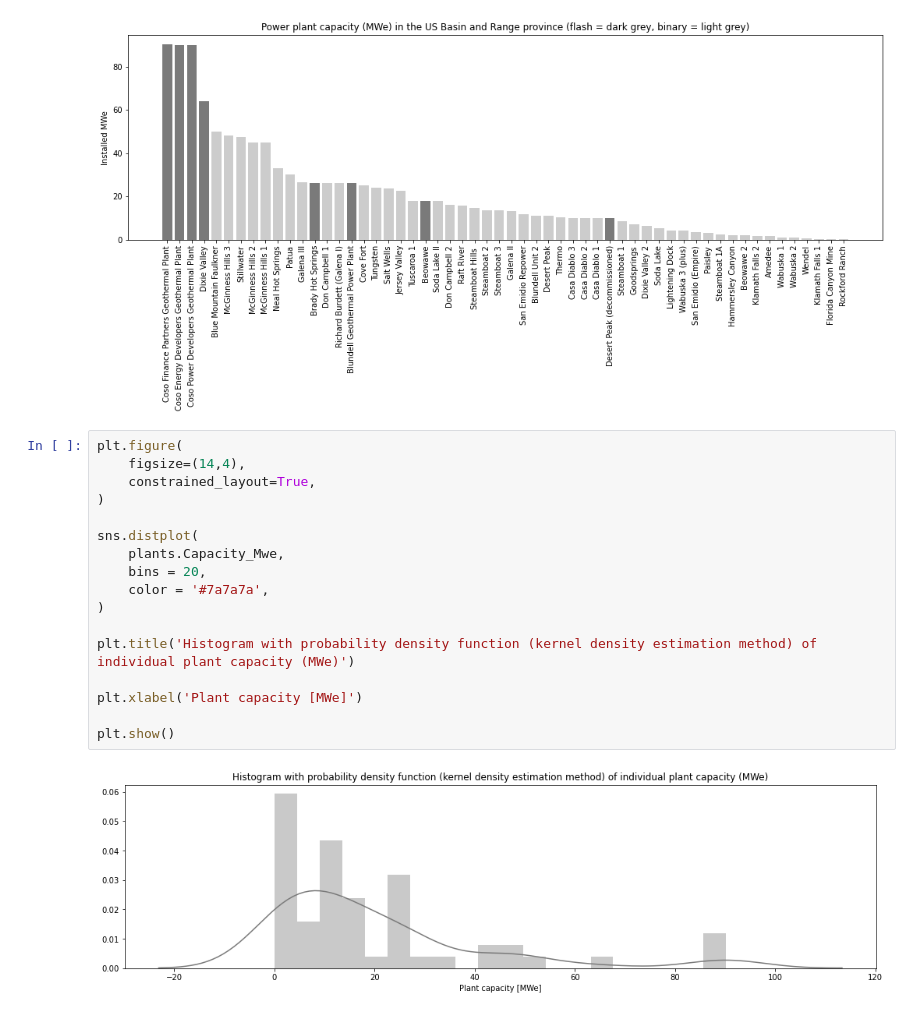
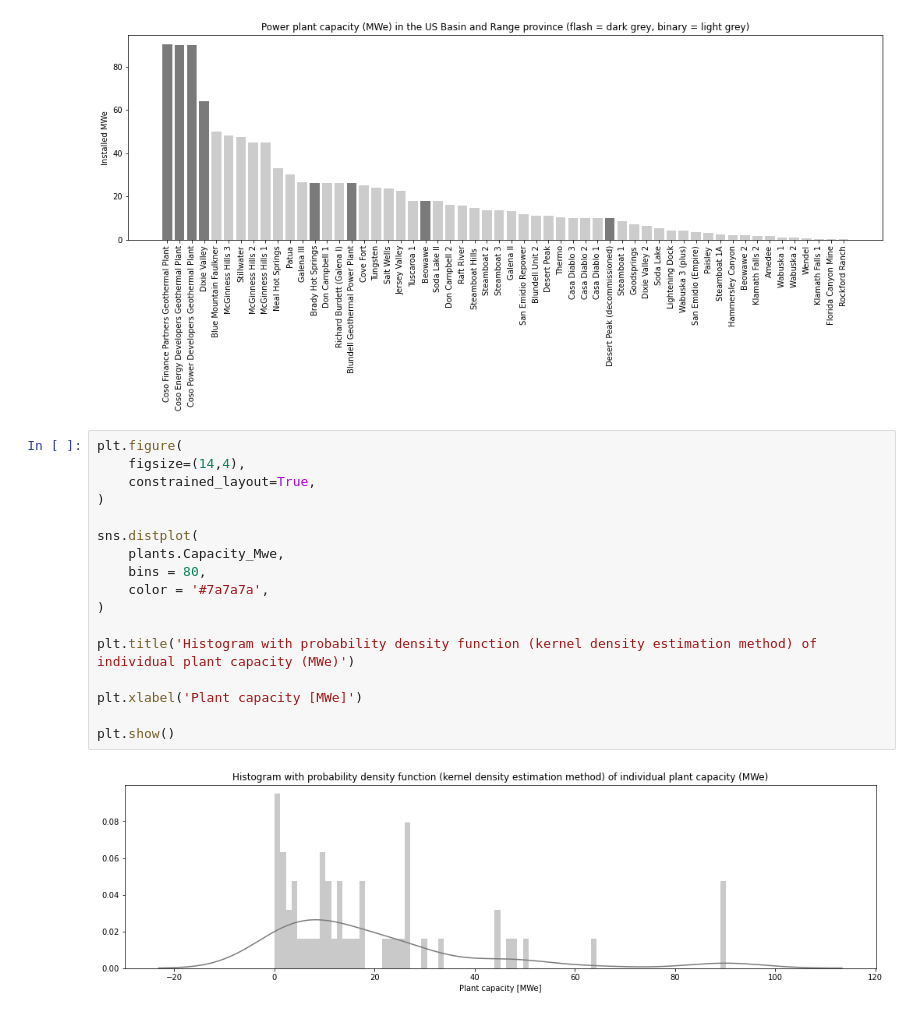
Before and after one commit to ICWallis/geothermal-cookbook, a Jupyter notebook: development-US-Basin-and-Range.ipynb, the cells around one changed output. Saved outputs shown, nothing was run; the diff lists cells and outputs as text.

```diff
--- a/development-US-Basin-and-Range.ipynb
+++ b/development-US-Basin-and-Range.ipynb
@@ -223,22 +221,22 @@ plt.show()
 # %%
 plt.figure(
     figsize=(14,4),
     constrained_layout=True,
 )
 
 sns.distplot(
     plants.Capacity_Mwe,
-    bins = 20,
+    bins = 80,
     color = '#7a7a7a',
 )
 
 plt.title('Histogram with probability density function (kernel density estimation method) of individual plant capacity (MWe)')
 
 plt.xlabel('Plant capacity [MWe]')
 
 plt.show()
 # %% [output]
-[figure, old version]
+[figure, new version]
 # %% [markdown]
 ## Data Sources
 
```
Also changed, not shown: parts of 5 cells of this notebook.
